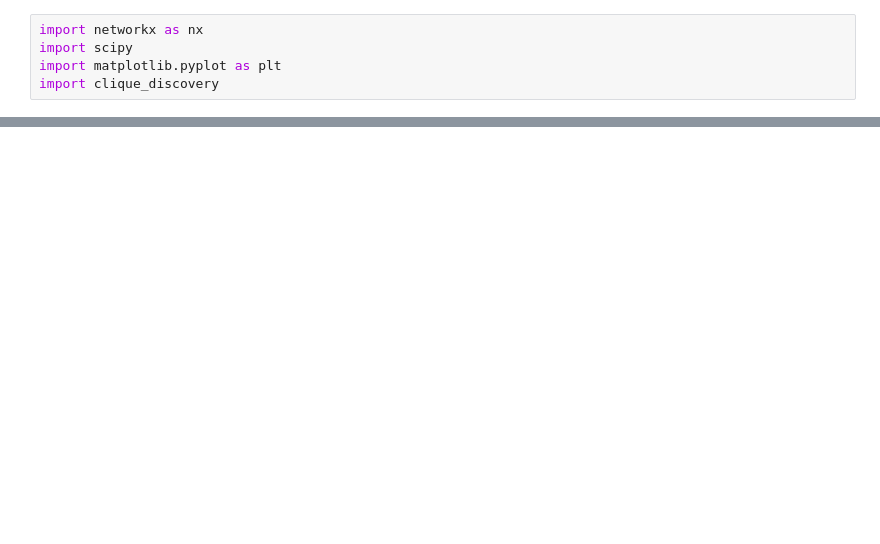
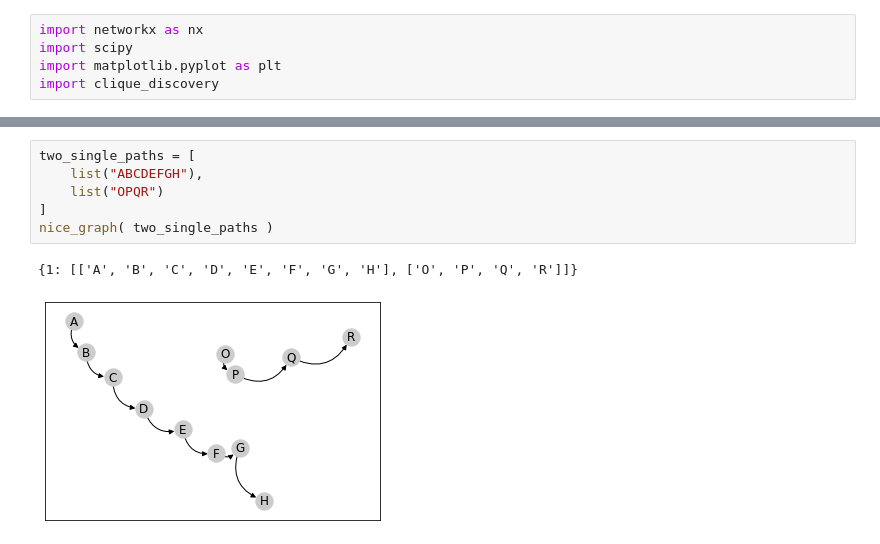
Before and after one commit to jpgil/logdelay, a Jupyter notebook: notebooks/2-structures/clique-discovery-doc.ipynb, the cells around one changed output, grey strips where cells are left out. Saved outputs shown, nothing was run; the diff lists cells and outputs as text; blank space fills up the shorter version.

```diff
--- a/notebooks/2-structures/clique-discovery-doc.ipynb
+++ b/notebooks/2-structures/clique-discovery-doc.ipynb
@@ -42 +89,10 @@ def nice_graph(T):
+# %%
+two_single_paths = [
+    list("ABCDEFGH"),
+    list("OPQR")
+]
+nice_graph( two_single_paths )
+# %% [output]
+{1: [['A', 'B', 'C', 'D', 'E', 'F', 'G', 'H'], ['O', 'P', 'Q', 'R']]}
+[figure, added]
 # %%
```
Also changed, not shown: parts of 22 cells of this notebook.
